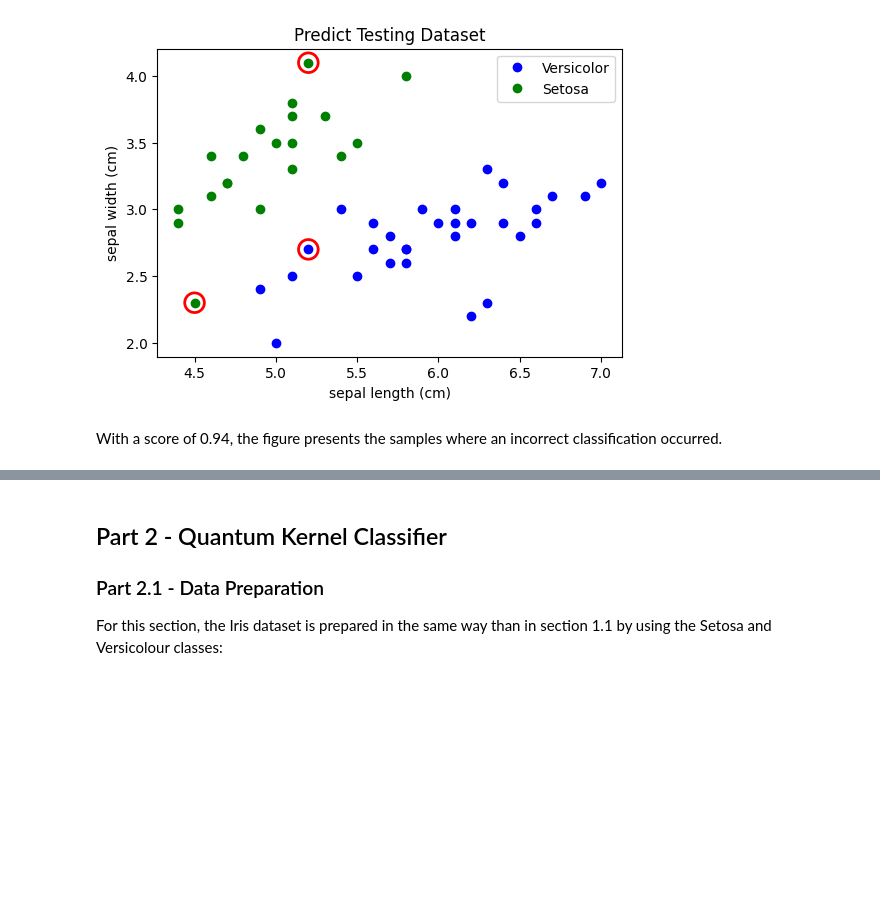
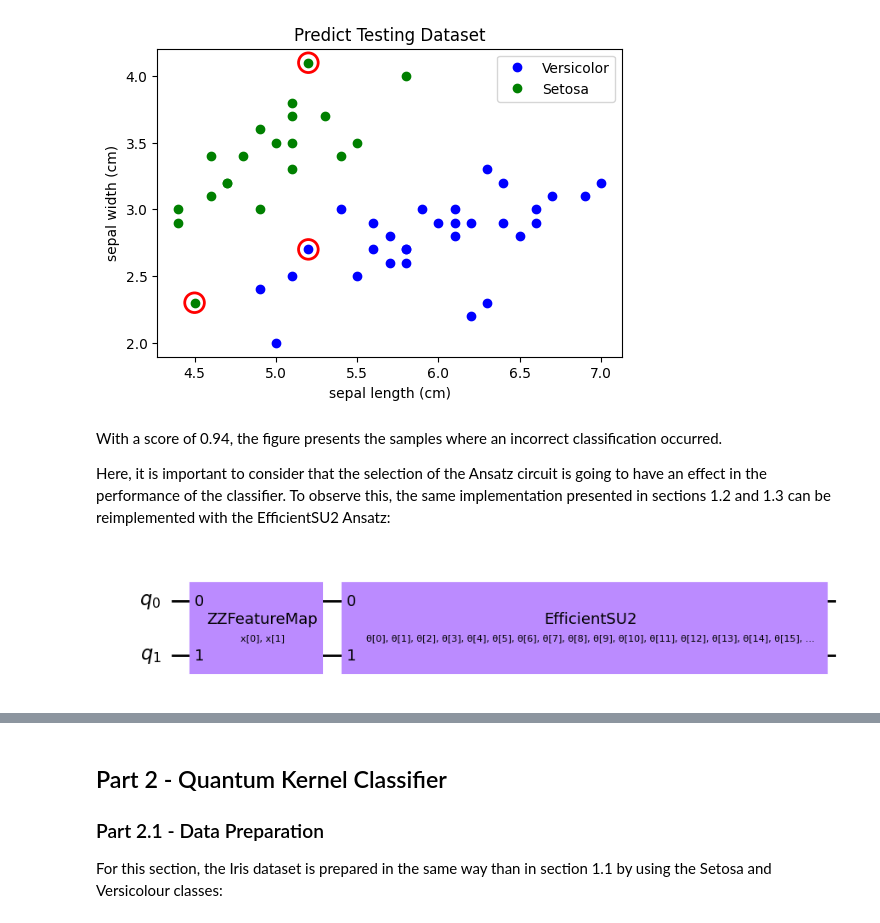
Before and after one commit to FGranda2/QUAC605-Final-Project, a Jupyter notebook: src/605Project.ipynb, the cells around one changed output, grey strips where cells are left out. Cells and saved outputs as stored; diff of their text form; code cells hidden in the pictures; blank space fills up the shorter version.

Commit message:
feat: Added testing of EfficientSU2 Ansatz. Minor changes on README file.

```diff
--- a/src/605Project.ipynb
+++ b/src/605Project.ipynb
@@ -185,5 +187,14 @@ plt.legend()
 plt.show()
 # %% [output]
 [figure]
-# %% [markdown]
-With a score of 0.94, the figure presents the samples where an incorrect classification occurred.
+# %% [markdown]
+With a score of 0.94, the figure presents the samples where an incorrect classification occurred.
+
+Here, it is important to consider that the selection of the Ansatz circuit is going to have an effect in the performance of the classifier. To observe this, the same implementation presented in sections 1.2 and 1.3 can be reimplemented with the EfficientSU2 Ansatz:
+# %%
+# Construct QNN with the QNNCircuit's default ZZFeatureMap feature map and EfficientSU2 ansatz.
+num_inputs = 2
+qc = QNNCircuit(ansatz=EfficientSU2(num_inputs, reps=5))
+qc.draw("mpl", style="clifford")
+# %% [output]
+[figure, added]
```
Also changed, not shown: parts of 5 cells of this notebook, 1 other file.
